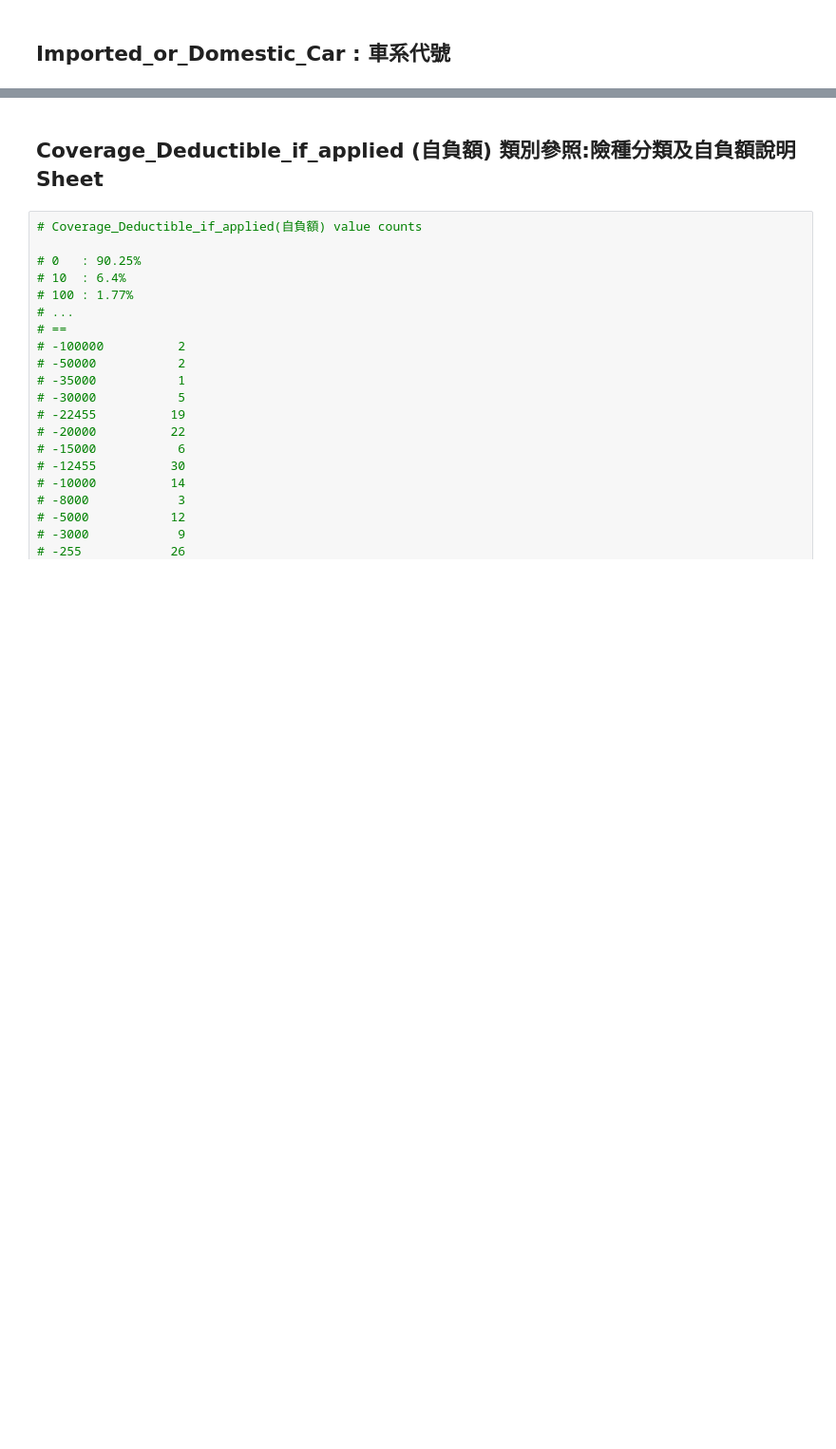
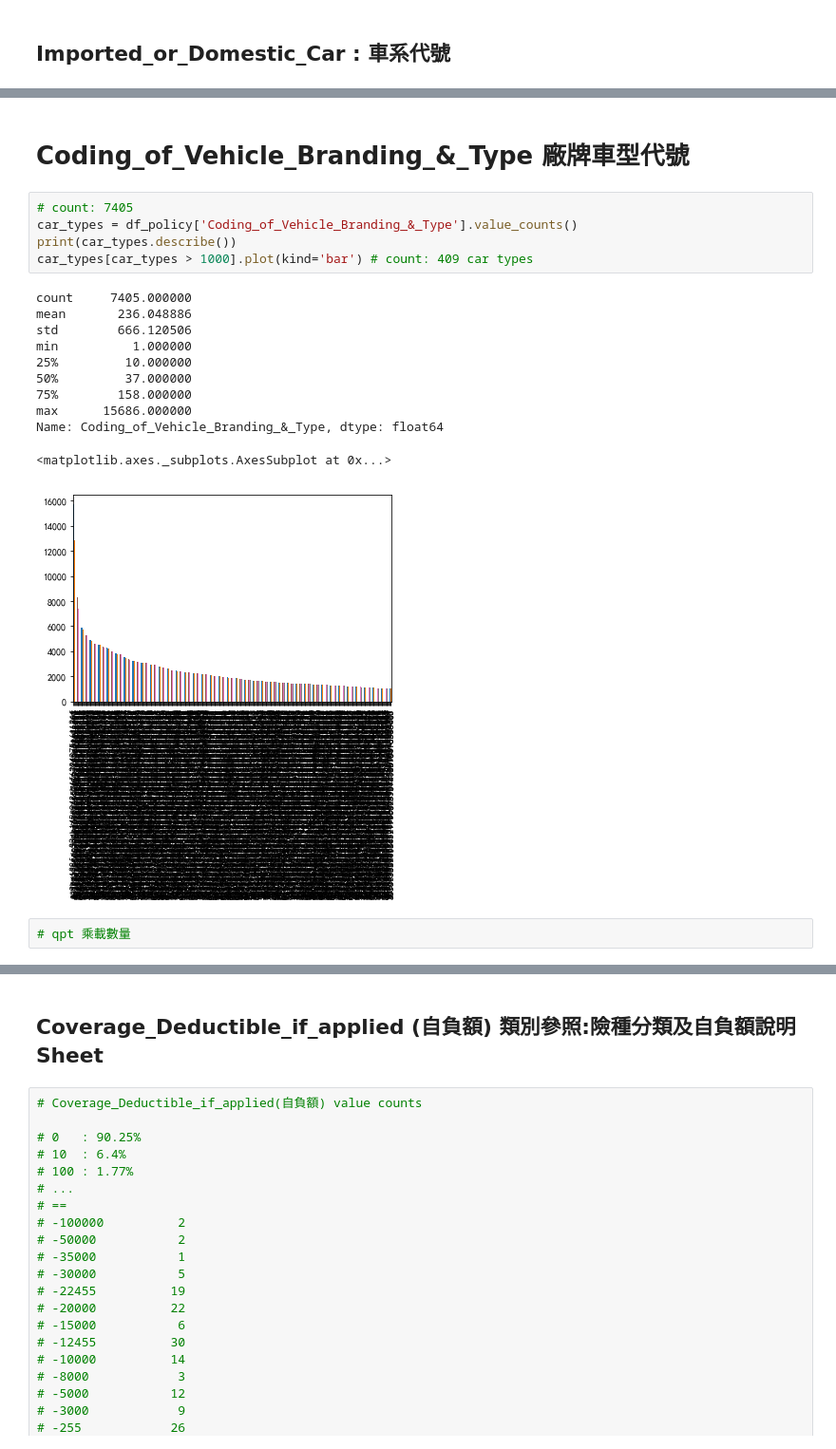
Before and after one commit to taipingeric/tbddd, a Jupyter notebook: EDA.ipynb, the cells around one changed output, grey strips where cells are left out. Shown: that part at 95% size. Saved outputs shown, nothing was run; the diff lists cells and outputs as text; blank space fills up the shorter version.

```diff
--- a/EDA.ipynb
+++ b/EDA.ipynb
@@ -268,0 +268,21 @@ plt.bar(sorted(df_car['car_types'].unique()), df_car['car_types'].value_counts()
+# %% [markdown]
+# Coding_of_Vehicle_Branding_&_Type 廠牌車型代號
+# %%
+# count: 7405
+car_types = df_policy['Coding_of_Vehicle_Branding_&_Type'].value_counts()
+print(car_types.describe())
+car_types[car_types > 1000].plot(kind='bar') # count: 409 car types
+# %% [output]
+count     7405.000000
+mean       236.048886
+std        666.120506
+min          1.000000
+25%         10.000000
+50%         37.000000
+75%        158.000000
+max      15686.000000
+Name: Coding_of_Vehicle_Branding_&_Type, dtype: float64
+<matplotlib.axes._subplots.AxesSubplot at 0x...>
+[figure, added]
+# %%
+# qpt 乘載數量
```
Also changed, not shown: parts of 8 cells of this notebook.
